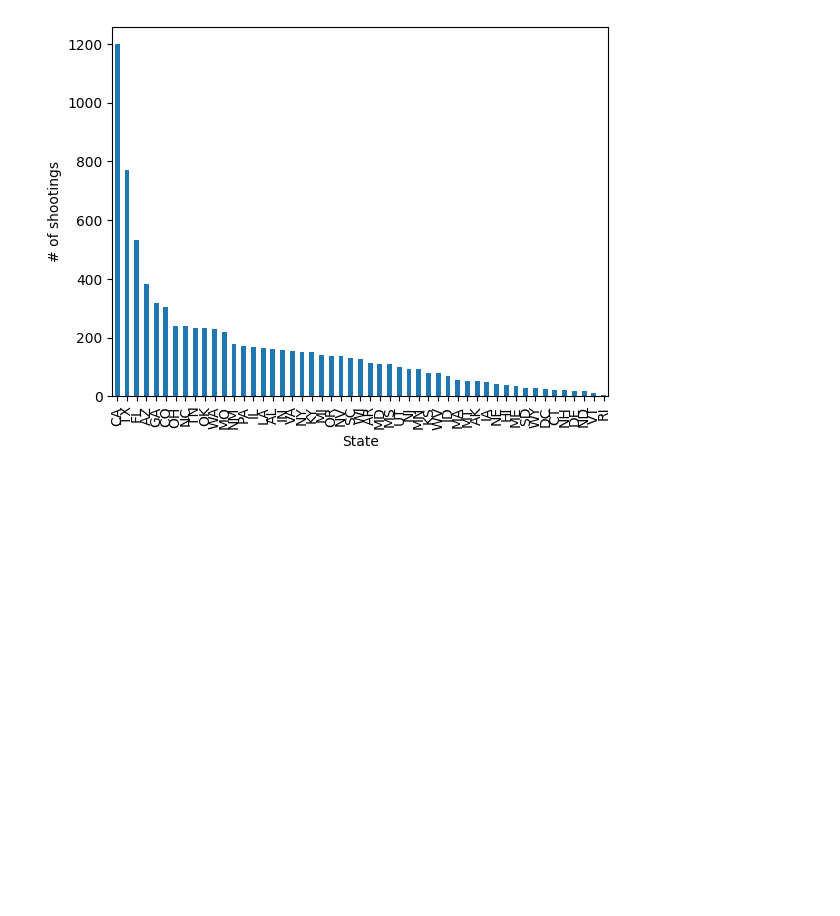
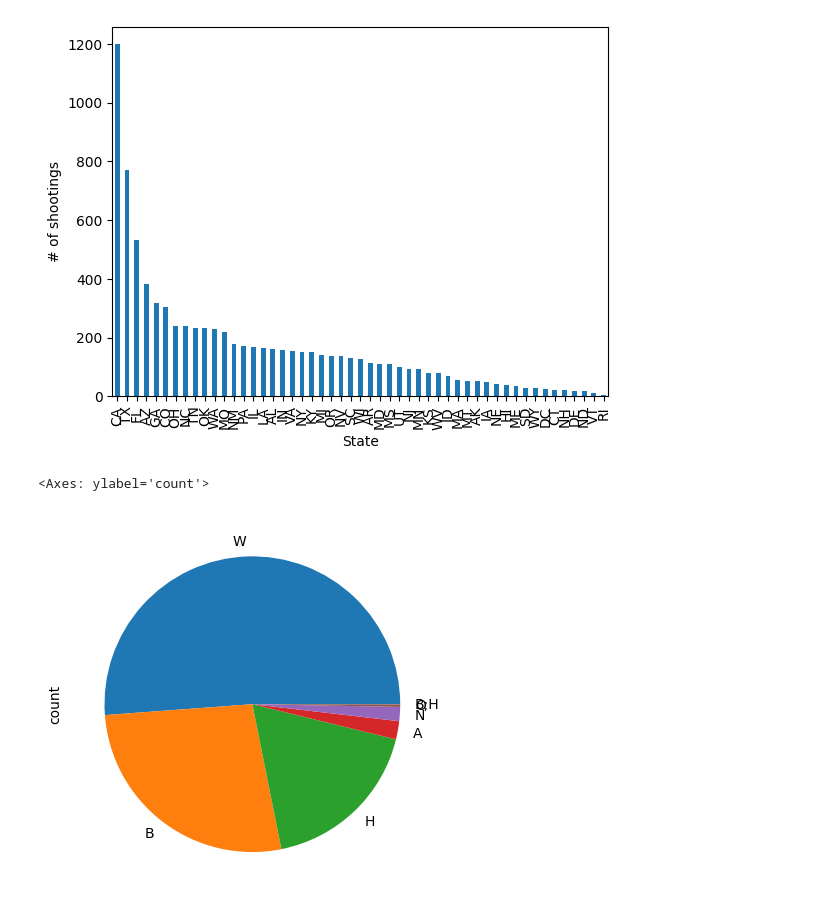
Before and after one commit to esantema/data-police-shootings, a Jupyter notebook: v2/Fatal_Shootings_Final.ipynb, the cells around one changed output. Drawn from its saved outputs; the diff is of its cells as text; code cells hidden in the pictures; blank space fills up the shorter version.

```diff
--- a/v2/Fatal_Shootings_Final.ipynb
+++ b/v2/Fatal_Shootings_Final.ipynb
@@ -220,4 +220,8 @@ plt.xlabel("State")
 Text(0.5, 0, 'State')
 [figure]
 # %%
-race_df.plot(kind="pi
+#Task 3, Q7
+race_df.plot(kind="pie")
+# %% [output]
+<Axes: ylabel='count'>
+[figure, added]
```
Also changed, not shown: parts of 2 cells of this notebook.
